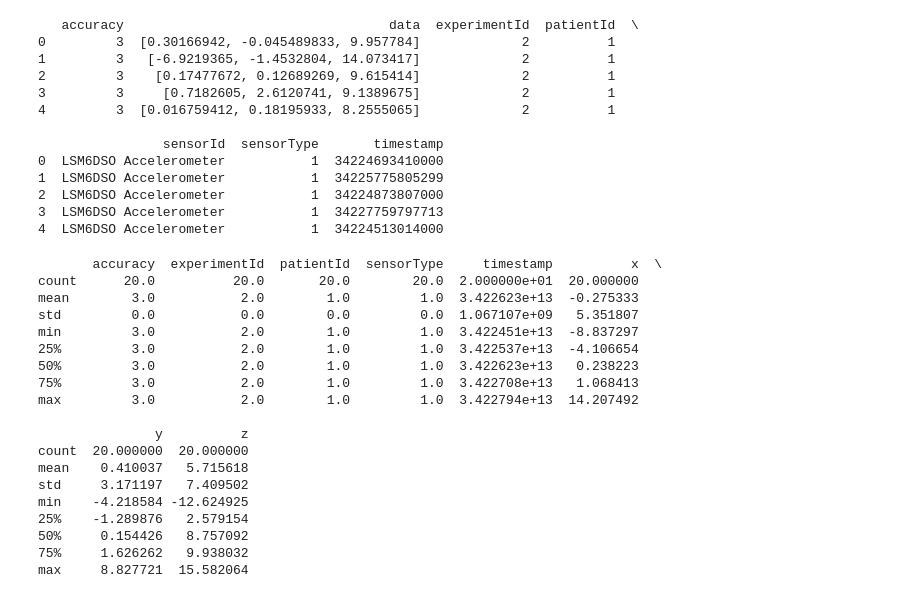
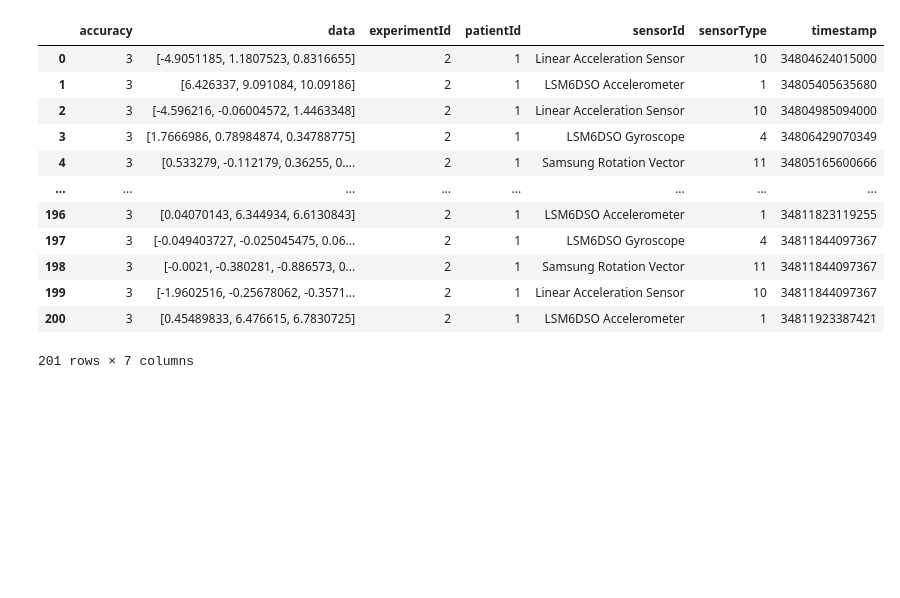
Before and after one commit to DatAlbertW/MSDWeekly, a Jupyter notebook: exercise.09/exercise_9.ipynb, the cells around one changed output. Cells and saved outputs as stored; diff of their text form; code cells hidden in the pictures; blank space fills up the shorter version.

```diff
--- a/exercise.09/exercise_9.ipynb
+++ b/exercise.09/exercise_9.ipynb
@@ -9,18 +10,18 @@ with open(file_path) as f:
 # %%
 df = pd.DataFrame(data)
 # %%
-print(df.head())
+df
 # %% [output]
+|  | accuracy | data | experimentId | patientId | sensorId | sensorType | timestamp |
+| 0 | 3 | [-4.9051185, 1.1807523, 0.8316655] | 2 | 1 | Linear Acceleration Sensor | 10 | 34804624015000 |
+| 1 | 3 | [6.426337, 9.091084, 10.09186] | 2 | 1 | LSM6DSO Accelerometer | 1 | 34805405635680 |
+| 2 | 3 | [-4.596216, -0.06004572, 1.4463348] | 2 | 1 | Linear Acceleration Sensor | 10 | 34804985094000 |
+| 3 | 3 | [1.7666986, 0.78984874, 0.34788775] | 2 | 1 | LSM6DSO Gyroscope | 4 | 34806429070349 |
+| 4 | 3 | [0.533279, -0.112179, 0.36255, 0.... | 2 | 1 | Samsung Rotation Vector | 11 | 34805165600666 |
+| ... | ... | ... | ... | ... | ... | ... | ... |
+| 196 | 3 | [0.04070143, 6.344934, 6.6130843] | 2 | 1 | LSM6DSO Accelerometer | 1 | 34811823119255 |
+| 197 | 3 | [-0.049403727, -0.025045475, 0.06... | 2 | 1 | LSM6DSO Gyroscope | 4 | 34811844097367 |
+| 198 | 3 | [-0.0021, -0.380281, -0.886573, 0... | 2 | 1 | Samsung Rotation Vector | 11 | 34811844097367 |
+| 199 | 3 | [-1.9602516, -0.25678062, -0.3571... | 2 | 1 | Linear Acceleration Sensor | 10 | 34811844097367 |
+| 200 | 3 | [0.45489833, 6.476615, 6.7830725] | 2 | 1 | LSM6DSO Accelerometer | 1 | 34811923387421 |
-   accuracy                                  data  experimentId  patientId  \
-0         3  [0.30166942, -0.045489833, 9.957784]             2          1
-1         3   [-6.9219365, -1.4532804, 14.073417]             2          1
-2         3    [0.17477672, 0.12689269, 9.615414]             2          1
-3         3     [0.7182605, 2.6120741, 9.1389675]             2          1
-4         3  [0.016759412, 0.18195933, 8.2555065]             2          1
-
-                sensorId  sensorType       timestamp
-0  LSM6DSO Accelerometer           1  34224693410000
-1  LSM6DSO Accelerometer           1  34225775805299
-2  LSM6DSO Accelerometer           1  34224873807000
-3  LSM6DSO Accelerometer           1  34227759797713
-4  LSM6DSO Accelerometer           1  34224513014000
+201 rows × 7 columns
@@ -30,22 +27,0 @@ df.drop(columns='data', inplace=True)
-# %%
-print(df.describe())
-# %% [output]
-       accuracy  experimentId  patientId  sensorType     timestamp          x  \
-count      20.0          20.0       20.0        20.0  2.000000e+01  20.000000
-mean        3.0           2.0        1.0         1.0  3.422623e+13  -0.275333
-std         0.0           0.0        0.0         0.0  1.067107e+09   5.351807
-min         3.0           2.0        1.0         1.0  3.422451e+13  -8.837297
-25%         3.0           2.0        1.0         1.0  3.422537e+13  -4.106654
-50%         3.0           2.0        1.0         1.0  3.422623e+13   0.238223
-75%         3.0           2.0        1.0         1.0  3.422708e+13   1.068413
-max         3.0           2.0        1.0         1.0  3.422794e+13  14.207492
-
-               y          z
-count  20.000000  20.000000
-mean    0.410037   5.715618
-std     3.171197   7.409502
-min    -4.218584 -12.624925
-25%    -1.289876   2.579154
-50%     0.154426   8.757092
-75%     1.626262   9.938032
-max     8.827721  15.582064
```
Also changed, not shown: parts of 14 cells of this notebook, 2 other files.
